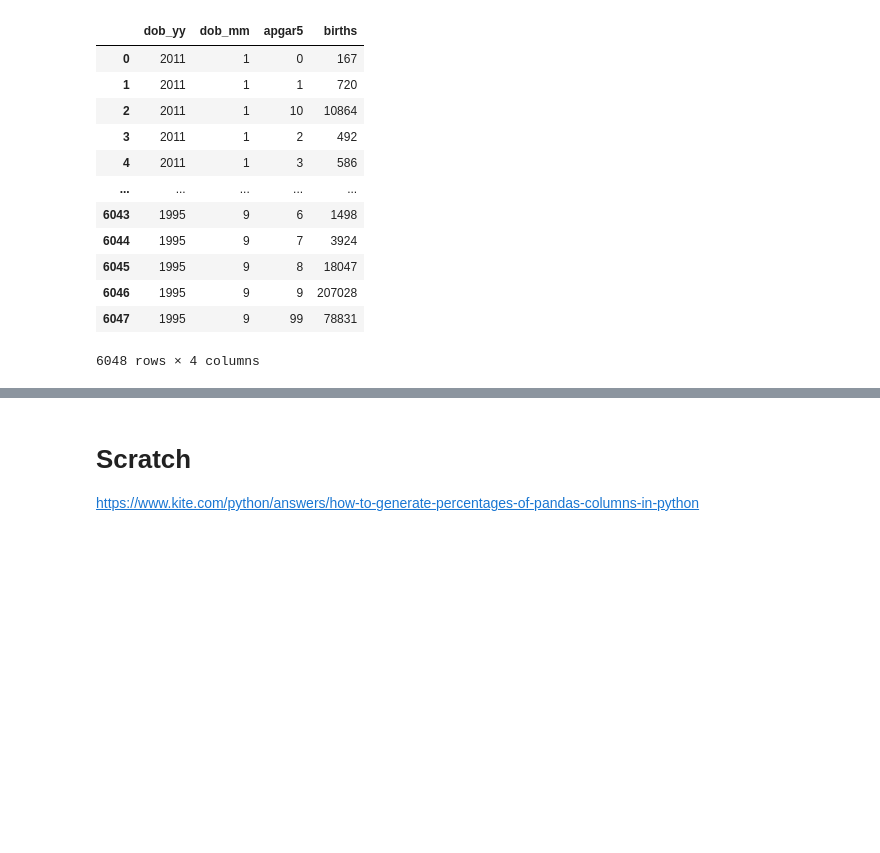
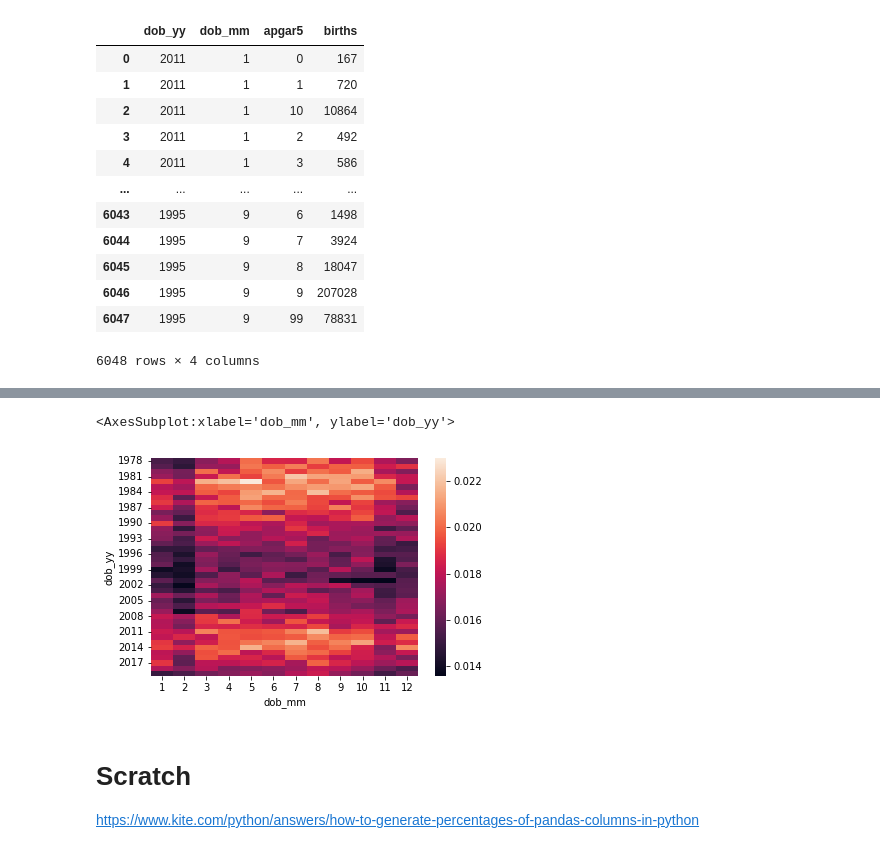
Before and after one commit to tvhahn/cdc-birth-data, a Jupyter notebook: notebooks/1.0-explore-apgar.ipynb, the cells around one changed output, grey strips where cells are left out. Cells and saved outputs as stored; diff of their text form; code cells hidden in the pictures; blank space fills up the shorter version.

```diff
--- a/notebooks/1.0-explore-apgar.ipynb
+++ b/notebooks/1.0-explore-apgar.ipynb
@@ -290,3 +324,8 @@ df_count.head()
+# %%
+sns.heatmap(df_count[df_count['apgar5'] == 1][['dob_yy', 'dob_mm', 'births_pct']].pivot('dob_yy', 'dob_mm', 'births_pct'))
+# %% [output]
+<AxesSubplot:xlabel='dob_mm', ylabel='dob_yy'>
+[figure, added]
 # %% [markdown]
 # Scratch
 https://www.kite.com/python/answers/how-to-generate-percentages-of-pandas-columns-in-python
```
Also changed, not shown: parts of 6 cells of this notebook.
